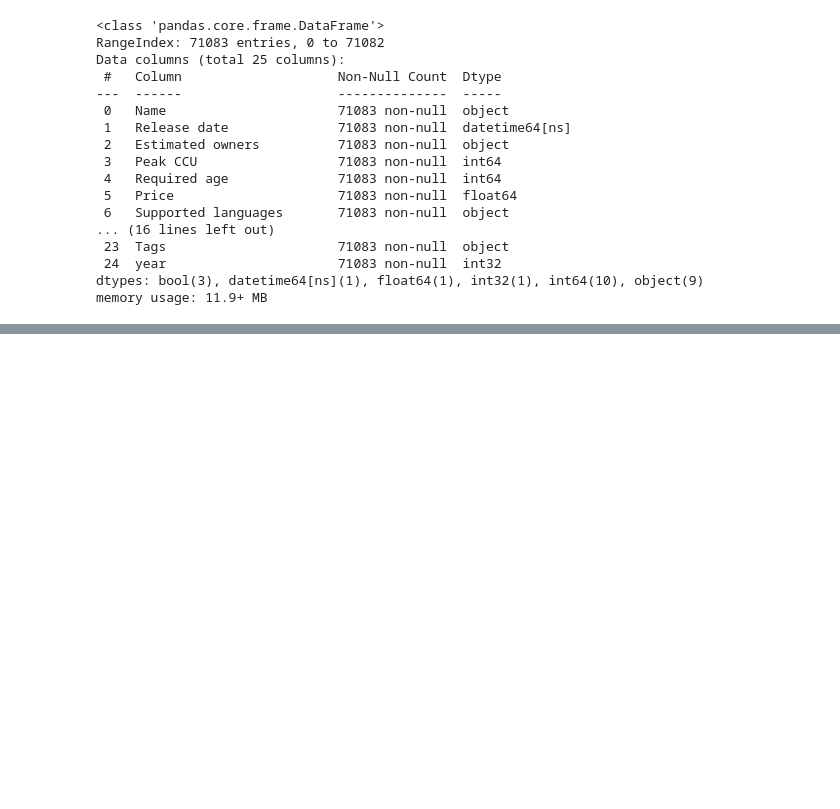
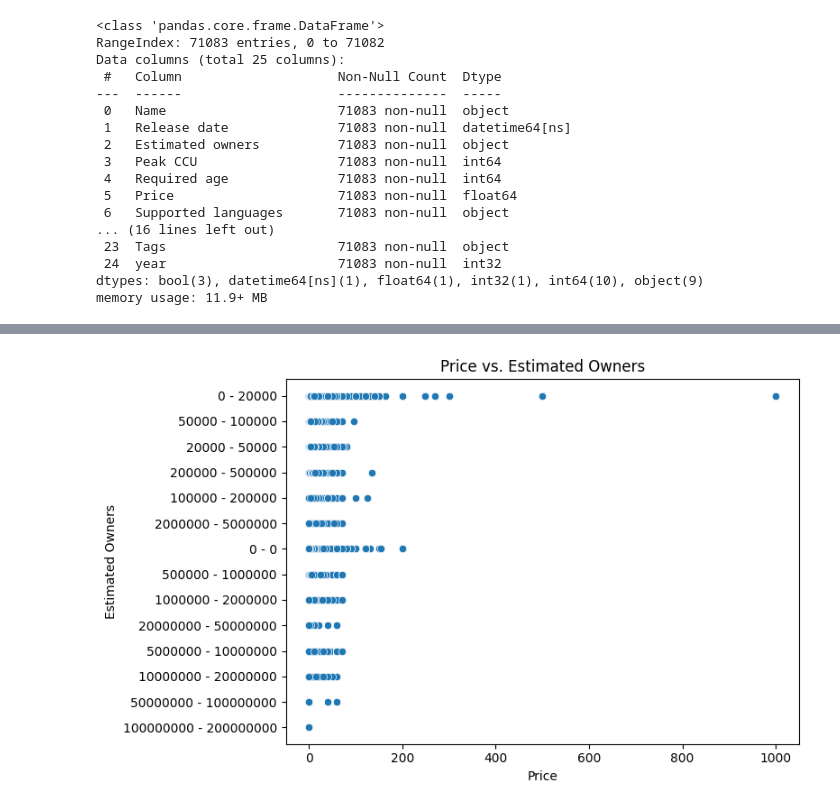
Before and after one commit to Rafal852/Steam-Dashboard, a Jupyter notebook: data_cleaning_eda.ipynb, the cells around one changed output, grey strips where cells are left out. Drawn from its saved outputs; the diff is of its cells as text; code cells hidden in the pictures; blank space fills up the shorter version.

```diff
--- a/data_cleaning_eda.ipynb
+++ b/data_cleaning_eda.ipynb
@@ -211,0 +310,11 @@ df2.head(5)
+# %%
+if 'Estimated owners' in df2.columns:
+    plt.figure(figsize=(8,5))
+    sns.scatterplot(x='Price', y='Estimated owners', data=df)
+    plt.title('Price vs. Estimated Owners')
+    plt.xlabel('Price')
+    plt.ylabel('Estimated Owners')
+    plt.tight_layout()
+    plt.show()
+# %% [output]
+[figure, added]
```
Also changed, not shown: parts of 19 cells of this notebook.
